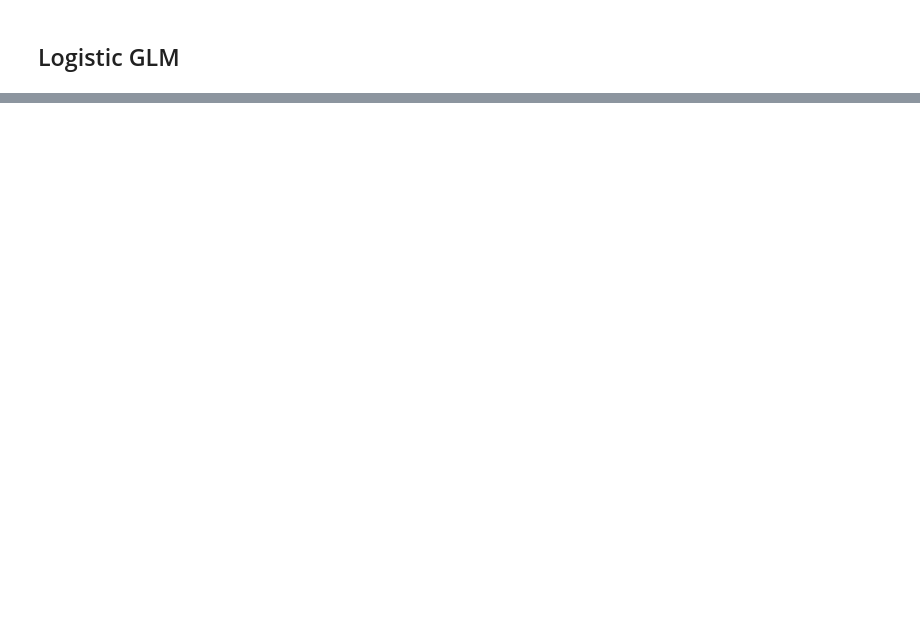
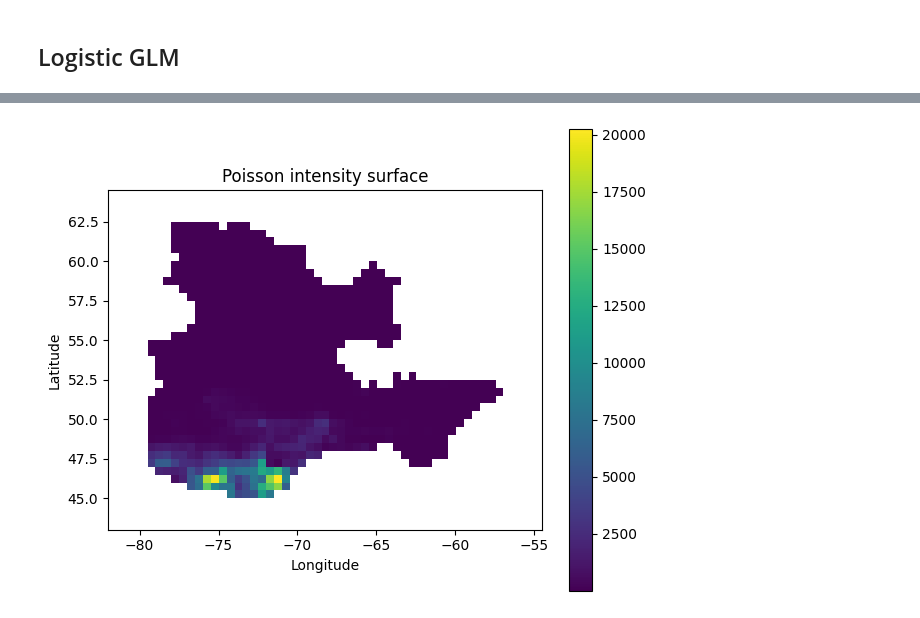
Before and after one commit to jorgelizarazo94/STATS9697, a Jupyter notebook: Analysis.ipynb, the cells around one changed output, grey strips where cells are left out. Cells and saved outputs as stored; diff of their text form; code cells hidden in the pictures; blank space fills up the shorter version.

```diff
--- a/Analysis.ipynb
+++ b/Analysis.ipynb
@@ -239,0 +296,12 @@ Common significant: {'bio2', 'bio18', 'bio10', 'bio20', 'bio34', 'bio23', 'bio27
+# %%
+from rasterio.features import geometry_mask
+
+mask = geometry_mask(
+    quebec.geometry,
+    transform=template.transform,
+    invert=True,
+    out_shape=(rows, cols)
+)
+# %%
+prob_surface[~mask] = np.nan
+intensity[~mask] = np.nan
@@ -239,0 +315,3 @@ Common significant: {'bio2', 'bio18', 'bio10', 'bio20', 'bio34', 'bio23', 'bio27
+# %%
+intensity_masked = intensity.copy()
+intensity_masked[~mask] = np.nan
@@ -239,0 +349,10 @@ Common significant: {'bio2', 'bio18', 'bio10', 'bio20', 'bio34', 'bio23', 'bio27
+# %%
+plt.figure(figsize=(7,6))
+plt.imshow(intensity_masked, extent=extent, origin="upper")
+plt.title("Poisson intensity surface")
+plt.xlabel("Longitude")
+plt.ylabel("Latitude")
+plt.colorbar()
+plt.show()
+# %% [output]
+[figure, added]
```
Also changed, not shown: parts of 51 cells of this notebook.
